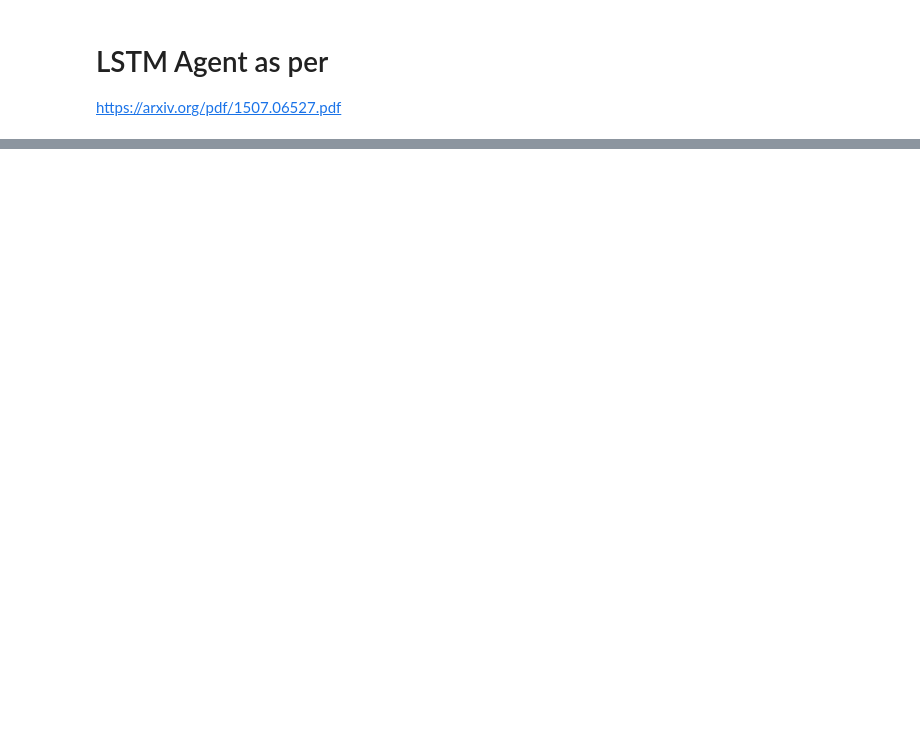
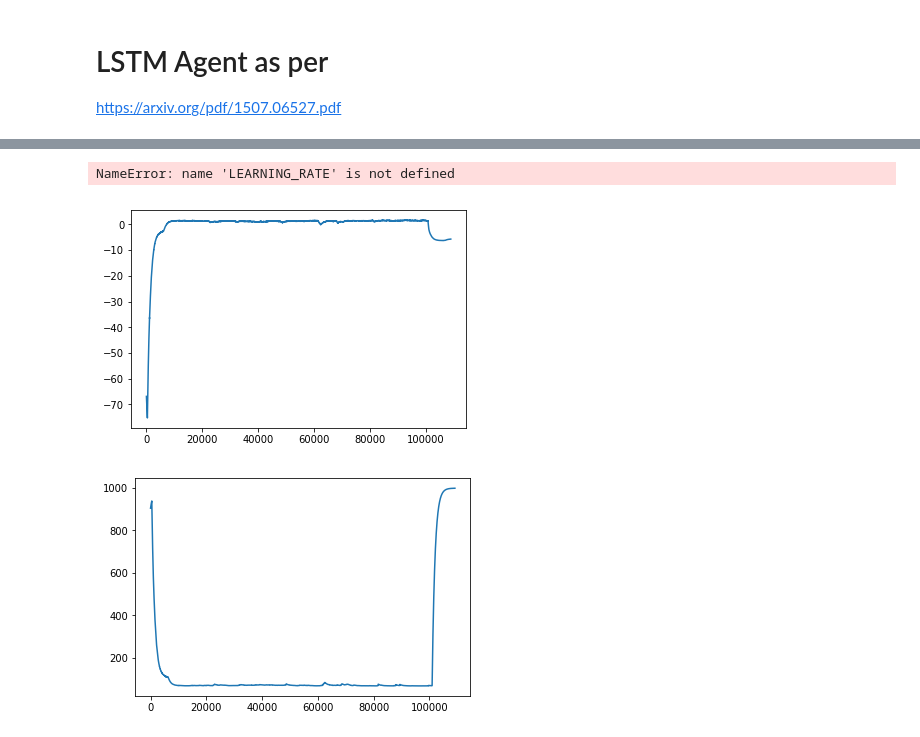
Before and after one commit to maitchison/TMaze, a Jupyter notebook: TMaze.ipynb, the cells around one changed output, grey strips where cells are left out. Cells and saved outputs as stored; diff of their text form; code cells hidden in the pictures; blank space fills up the shorter version.

Commit message:
Run LSTM tests

```diff
--- a/TMaze.ipynb
+++ b/TMaze.ipynb
@@ -330,0 +465,13 @@ KeyboardInterrupt:
+# %%
+for depth in range(60,75,5):
+    steps = run_test(depth)//1000
+    print("\n{}: {}K".format(depth, steps))
+    plt.plot(range(len(totalRewards[500:])), smooth(totalRewards[500:],0.9), alpha=0.3, label = "rewards")
+    plt.plot(range(len(totalRewards[5030:])), smooth(totalRewards[500:],1-(1/(0.1*len(totalRewards)))), label = "rewards")
+    plt.plot([x for (x,y) in scoreHistory], [y for (x,y) in scoreHistory], label = "score")
+    plt.legend()
+    plt.show()
+
+    results.append((depth, steps))
+# %% [output]
+NameError: name 'LEARNING_RATE' is not defined
@@ -331,16 +484,19 @@ KeyboardInterrupt:
 # %%
 def smooth(X, gamma = 0.9):
     """ Returns exponential moving average. """
-    y = X[0]
+    y = np.mean(X[:500])
     out = []
     for x in X:
         y = gamma * y + (1-gamma) * x
         out.append(y)
     return out
 
-plt.plot(range(len(totalRewards)), smooth(totalRewards,0.9), label = "rewards")
+plt.plot(range(len(totalRewards[100:])), smooth(totalRewards[100:],0.999), label = "rewards")
 plt.show()
-plt.plot(range(len(totalSteps)), totalSteps, label = 'steps')
+plt.plot(range(len(totalSteps)), smooth(totalSteps, 0.999), label = 'steps')
 plt.show()
+# %% [output]
+[figure, added]
+[figure, added]
 # %%
 print(totalSteps)
```
Also changed, not shown: parts of 11 cells of this notebook.
